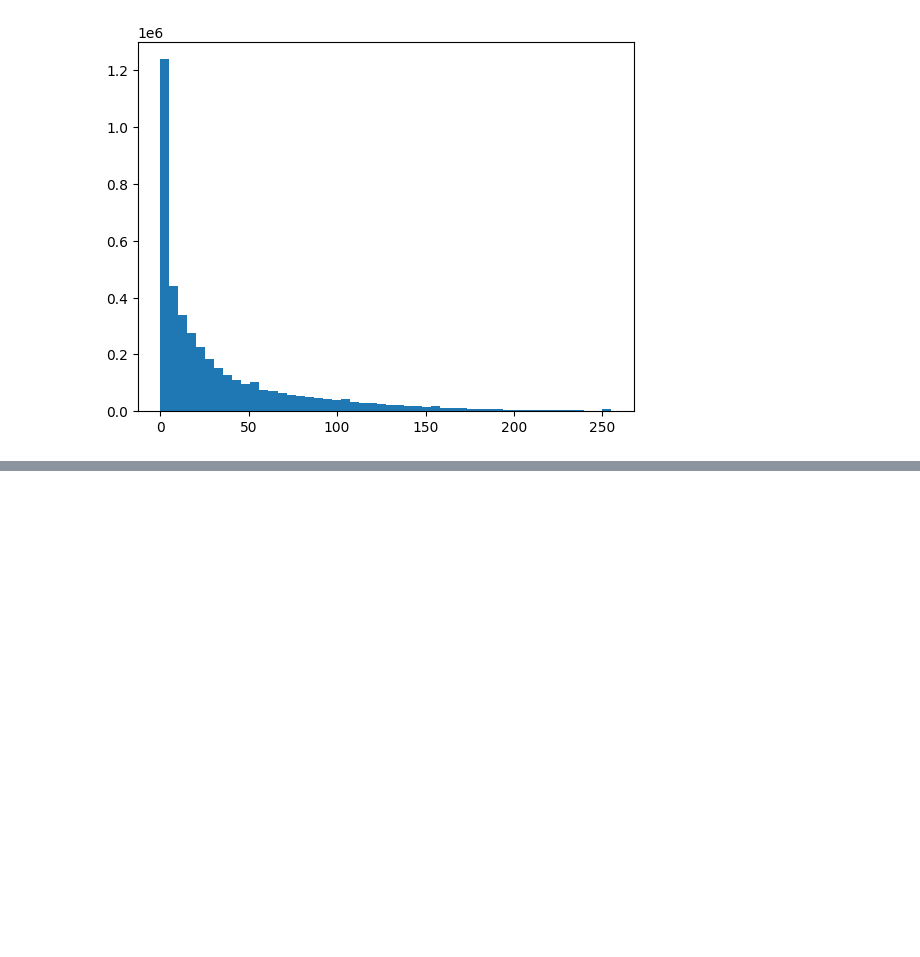
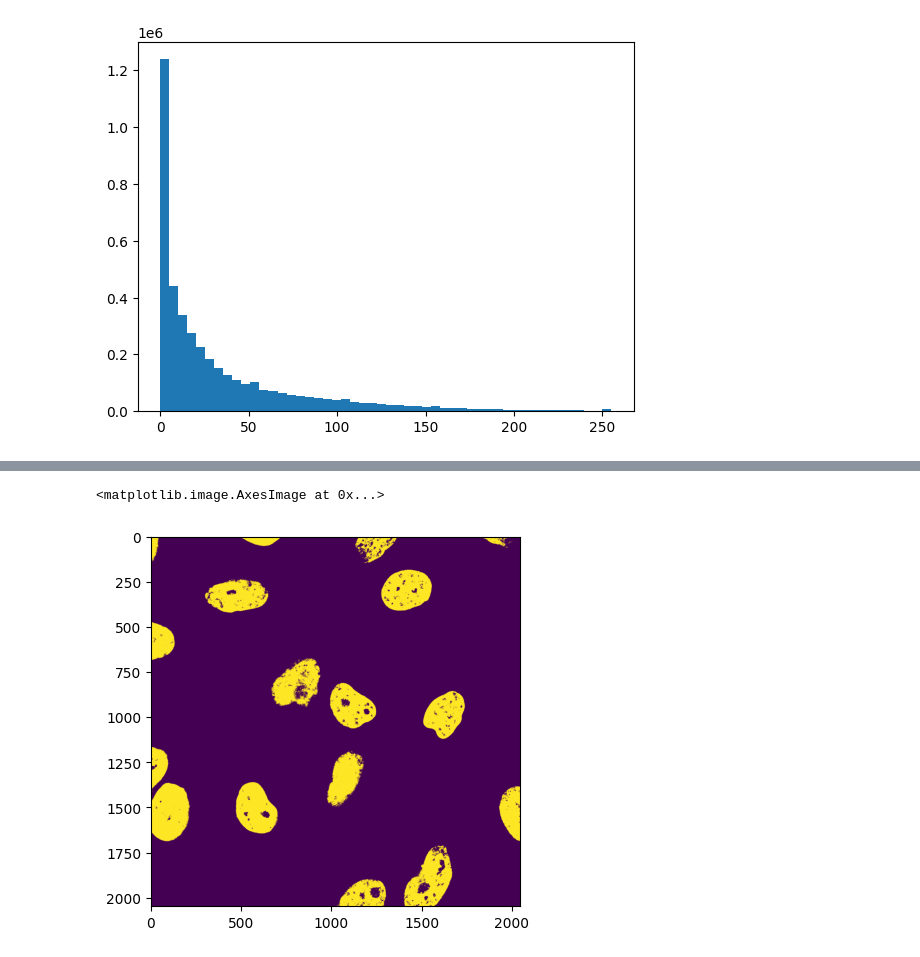
Before and after one commit to Nishitha0730/Computer-Vision, a Jupyter notebook: Images_as_Array.ipynb, the cells around one changed output, grey strips where cells are left out. Saved outputs shown, nothing was run; the diff lists cells and outputs as text; code cells hidden in the pictures; blank space fills up the shorter version.

```diff
--- a/Images_as_Array.ipynb
+++ b/Images_as_Array.ipynb
@@ -285,0 +313,6 @@ plt.hist(image_rgb_channel_1.ravel() , bins=50)
+# %%
+mask = image_nuclei>60   # Cut-off pixels value below 60
+plt.imshow(mask)
+# %% [output]
+<matplotlib.image.AxesImage at 0x...>
+[figure, added]
```
Also changed, not shown: parts of 12 cells of this notebook.
